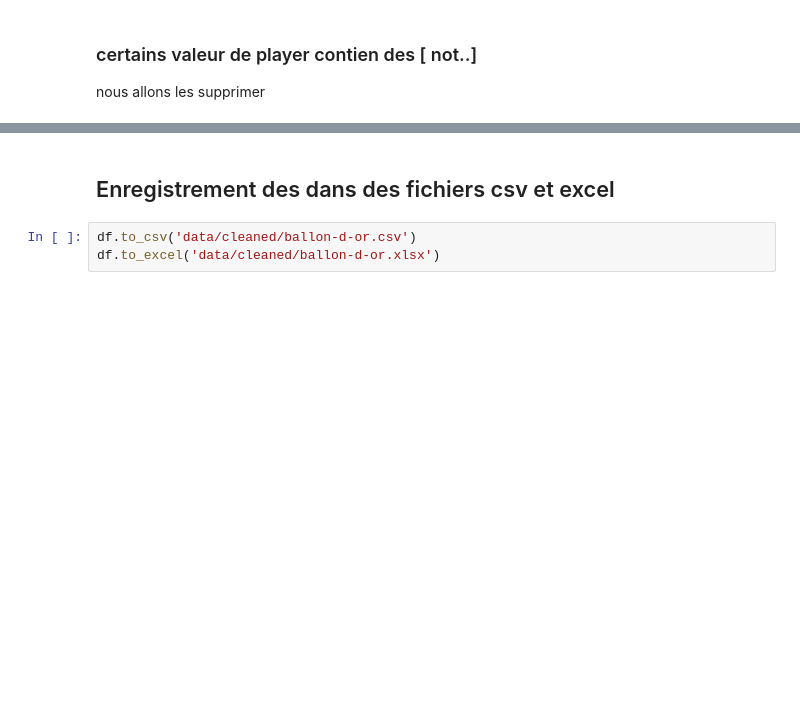
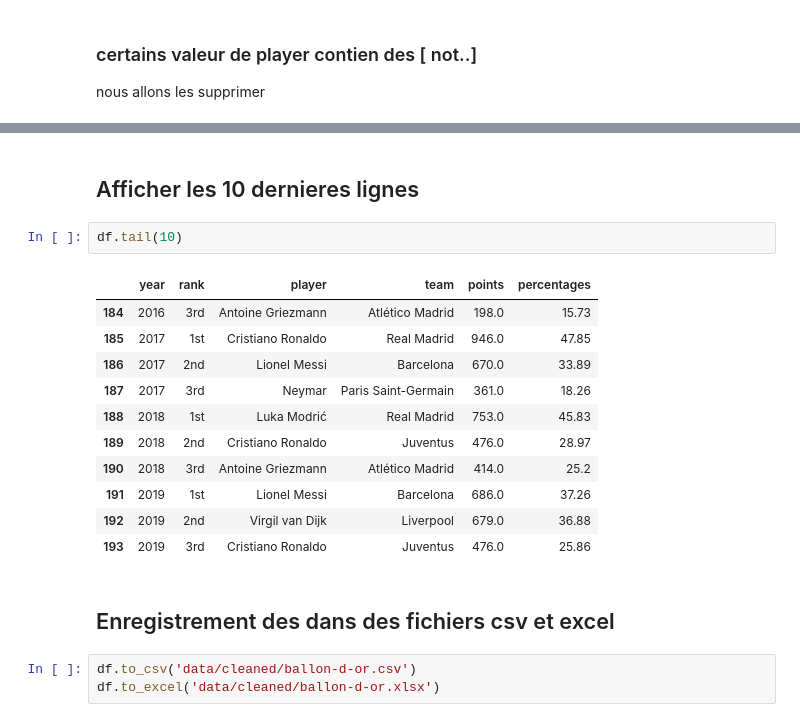
Before and after one commit to seriadiallo/python_pandas_debutant, a Jupyter notebook: data_cleaning.ipynb, the cells around one changed output, grey strips where cells are left out. Drawn from its saved outputs; the diff is of its cells as text; blank space fills up the shorter version.

```diff
--- a/data_cleaning.ipynb
+++ b/data_cleaning.ipynb
@@ -357,3 +357,19 @@ df.sample(n=12)
+# %% [markdown]
+## Afficher les 10 dernieres lignes
+# %%
+df.tail(10)
+# %% [output]
+|  | year | rank | player | team | points | percentages |
+| 184 | 2016 | 3rd | Antoine Griezmann | Atlético Madrid | 198.0 | 15.73 |
+| 185 | 2017 | 1st | Cristiano Ronaldo | Real Madrid | 946.0 | 47.85 |
+| 186 | 2017 | 2nd | Lionel Messi | Barcelona | 670.0 | 33.89 |
+| 187 | 2017 | 3rd | Neymar | Paris Saint-Germain | 361.0 | 18.26 |
+| 188 | 2018 | 1st | Luka Modrić | Real Madrid | 753.0 | 45.83 |
+| 189 | 2018 | 2nd | Cristiano Ronaldo | Juventus | 476.0 | 28.97 |
+| 190 | 2018 | 3rd | Antoine Griezmann | Atlético Madrid | 414.0 | 25.2 |
+| 191 | 2019 | 1st | Lionel Messi | Barcelona | 686.0 | 37.26 |
+| 192 | 2019 | 2nd | Virgil van Dijk | Liverpool | 679.0 | 36.88 |
+| 193 | 2019 | 3rd | Cristiano Ronaldo | Juventus | 476.0 | 25.86 |
 # %% [markdown]
 ## Enregistrement des dans des fichiers csv et excel
 # %%
```
Also changed, not shown: parts of 11 cells of this notebook, 4 other files.
